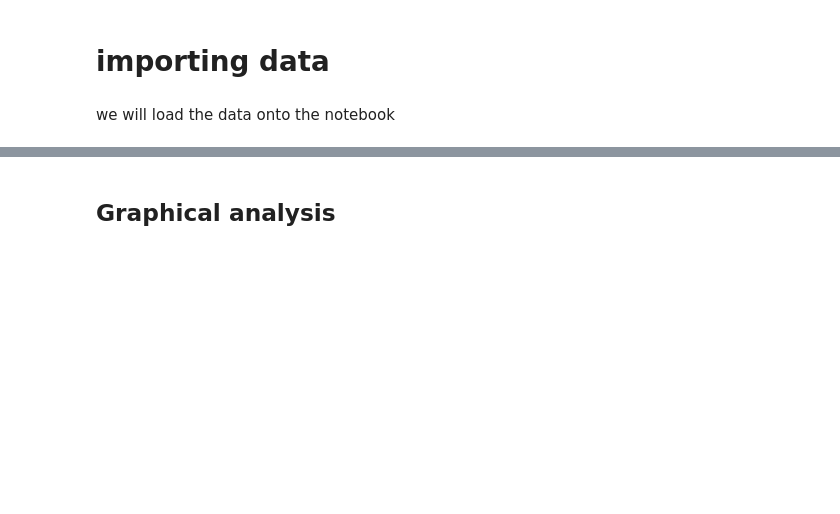
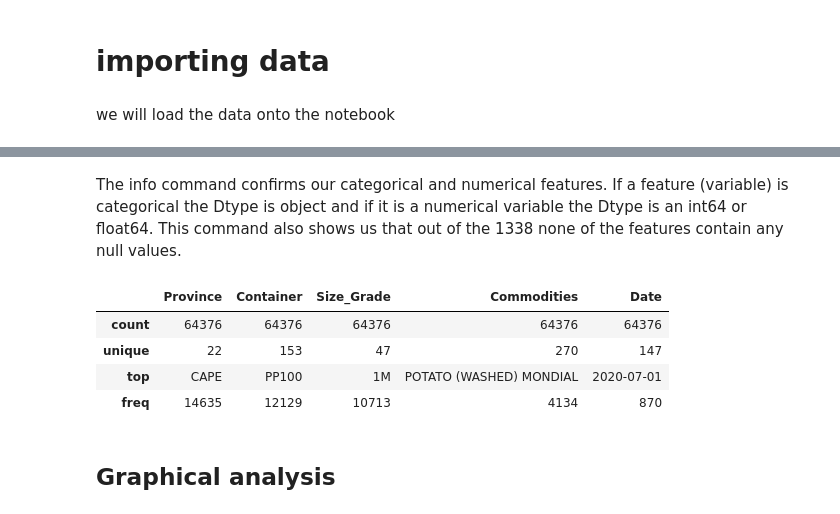
Before and after one commit to onkarabiletshele/-Regression_AM6_DSFT, a Jupyter notebook: Notebooks/EDSA-Apple-Price-Challenge-EDA.ipynb, the cells around one changed output, grey strips where cells are left out. Saved outputs shown, nothing was run; the diff lists cells and outputs as text; code cells hidden in the pictures; blank space fills up the shorter version.

```diff
--- a/Notebooks/EDSA-Apple-Price-Challenge-EDA.ipynb
+++ b/Notebooks/EDSA-Apple-Price-Challenge-EDA.ipynb
@@ -44,0 +69,12 @@ train.head()
+# %% [markdown]
+The info command confirms our categorical and numerical features. If a feature (variable) is
+categorical the Dtype is object and if it is a numerical variable the Dtype is an int64 or float64.
+This command also shows us that out of the 1338 none of the features contain any null values.
+# %%
+train.describe(include='object')
+# %% [output]
+|  | Province | Container | Size_Grade | Commodities | Date |
+| count | 64376 | 64376 | 64376 | 64376 | 64376 |
+| unique | 22 | 153 | 47 | 270 | 147 |
+| top | CAPE | PP100 | 1M | POTATO (WASHED) MONDIAL | 2020-07-01 |
+| freq | 14635 | 12129 | 10713 | 4134 | 870 |
```
Also changed, not shown: parts of 7 cells of this notebook.
